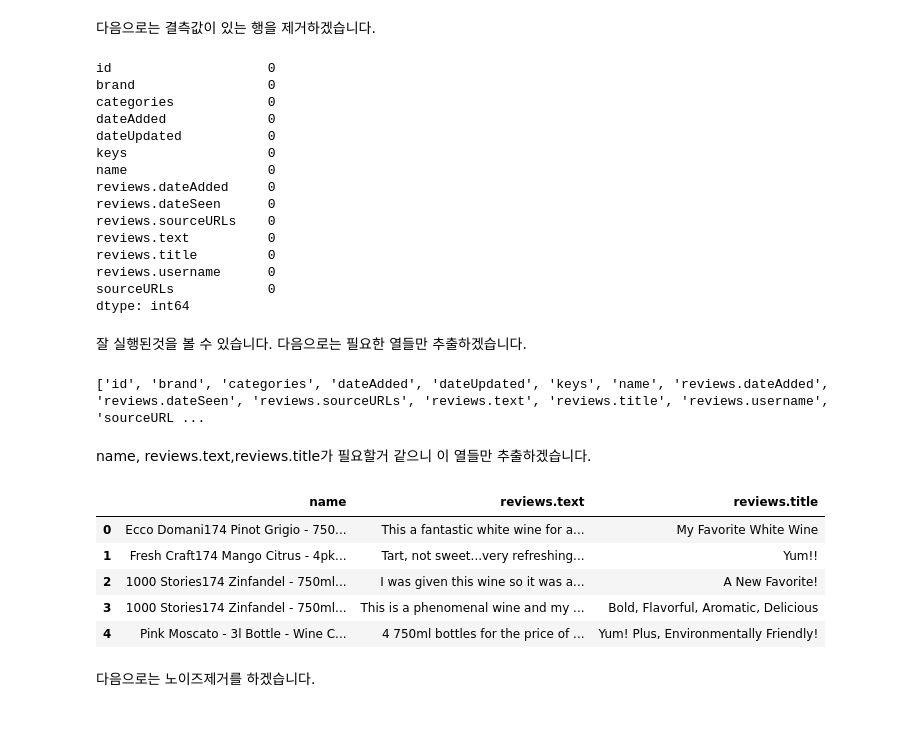
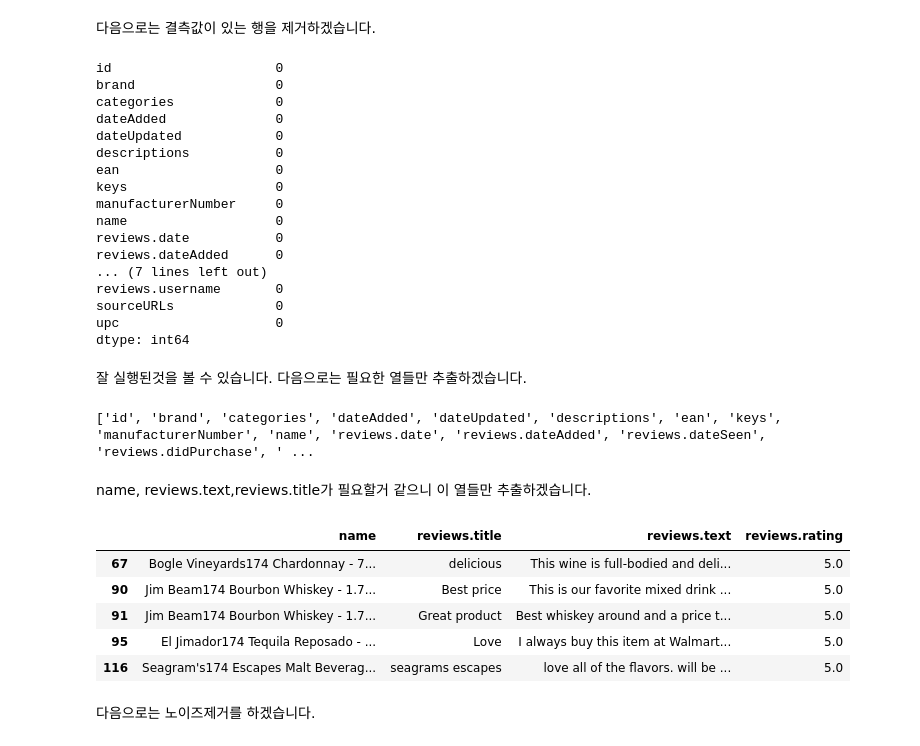
Before and after one commit to Konkuk-Univ-Glocal-Campus/ml202401-final-2wnsqo, a Jupyter notebook: final_exam.ipynb, the cells around one changed output. Drawn from its saved outputs; the diff is of its cells as text; code cells hidden in the pictures.

```diff
--- a/final_exam.ipynb
+++ b/final_exam.ipynb
@@ -77,7 +77,7 @@ upc                      147
 weight                  1894
 dtype: int64
 # %%
-# 결측값이 100개 이상인 열 선택
-columns_to_drop = missing_counts[missing_counts >= 100].index.tolist()
+# 결측값이 1000개 이상인 열 선택
+columns_to_drop = missing_counts[missing_counts >= 1000].index.tolist()
 print(columns_to_drop)
 # %% [output]
@@ -122,20 +125,22 @@ df = df.dropna(axis=0)
 missing_counts = df.isnull().sum()
 print(missing_counts)
 # %% [output]
-id                    0
-brand                 0
-categories            0
-dateAdded             0
-dateUpdated           0
-keys                  0
-name                  0
-reviews.dateAdded     0
-reviews.dateSeen      0
-reviews.sourceURLs    0
-reviews.text          0
-reviews.title         0
-reviews.username      0
-sourceURLs            0
+id                     0
+brand                  0
+categories             0
+dateAdded              0
+dateUpdated            0
+descriptions           0
+ean                    0
+keys                   0
+manufacturerNumber     0
+name                   0
+reviews.date           0
+reviews.dateAdded      0
+... (7 lines left out)
+reviews.username       0
+sourceURLs             0
+upc                    0
 dtype: int64
 # %% [markdown]
 잘 실행된것을 볼 수 있습니다.
@@ -144,19 +149,19 @@ dtype: int64
 column_names = df.columns.tolist()
 print(column_names)
 # %% [output]
-['id', 'brand', 'categories', 'dateAdded', 'dateUpdated', 'keys', 'name', 'reviews.dateAdded', 'reviews.dateSeen', 'reviews.sourceURLs', 'reviews.text', 'reviews.title', 'reviews.username', 'sourceURL ...
+['id', 'brand', 'categories', 'dateAdded', 'dateUpdated', 'descriptions', 'ean', 'keys', 'manufacturerNumber', 'name', 'reviews.date', 'reviews.dateAdded', 'reviews.dateSeen', 'reviews.didPurchase', ' ...
 # %% [markdown]
 name, reviews.text,reviews.title가 필요할거 같으니 이 열들만 추출하겠습니다.
 # %%
-df = df[['name', 'reviews.text', 'reviews.title']]
+df = df[['name', 'reviews.title','reviews.text' ,'reviews.rating']]
 df.head()
 # %% [output]
-|  | name | reviews.text | reviews.title |
-| 0 | Ecco Domani174 Pinot Grigio - 750... | This a fantastic white wine for a... | My Favorite White Wine |
-| 1 | Fresh Craft174 Mango Citrus - 4pk... | Tart, not sweet...very refreshing... | Yum!! |
-| 2 | 1000 Stories174 Zinfandel - 750ml... | I was given this wine so it was a... | A New Favorite! |
-| 3 | 1000 Stories174 Zinfandel - 750ml... | This is a phenomenal wine and my ... | Bold, Flavorful, Aromatic, Delicious |
-| 4 | Pink Moscato - 3l Bottle - Wine C... | 4 750ml bottles for the price of ... | Yum! Plus, Environmentally Friendly! |
+|  | name | reviews.title | reviews.text | reviews.rating |
+| 67 | Bogle Vineyards174 Chardonnay - 7... | delicious | This wine is full-bodied and deli... | 5.0 |
+| 90 | Jim Beam174 Bourbon Whiskey - 1.7... | Best price | This is our favorite mixed drink ... | 5.0 |
+| 91 | Jim Beam174 Bourbon Whiskey - 1.7... | Great product | Best whiskey around and a price t... | 5.0 |
+| 95 | El Jimador174 Tequila Reposado - ... | Love | I always buy this item at Walmart... | 5.0 |
+| 116 | Seagram's174 Escapes Malt Beverag... | seagrams escapes | love all of the flavors. will be ... | 5.0 |
 # %% [markdown]
 다음으로는 노이즈제거를 하겠습니다.
 # %%
```
Also changed, not shown: parts of 63 cells of this notebook, 1 other file.
